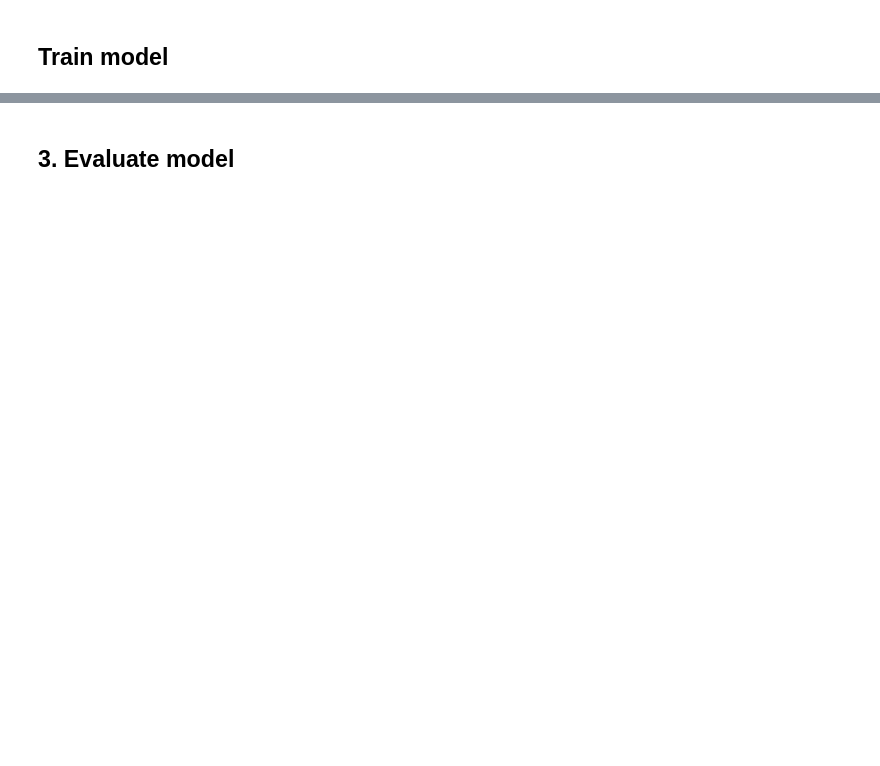
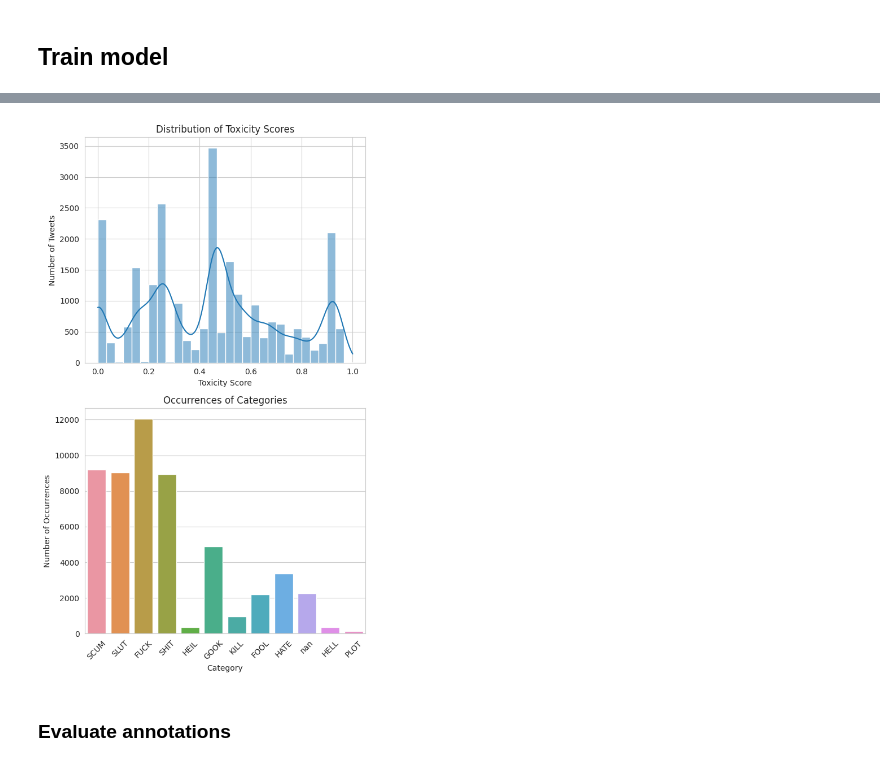
Before and after one commit to abhinav-neil/contextual-hatespeech-detection, a Jupyter notebook: hs_detection.ipynb, the cells around one changed output, grey strips where cells are left out. Cells and saved outputs as stored; diff of their text form; code cells hidden in the pictures; blank space fills up the shorter version.

Commit message:
update model & retrain

```diff
--- a/hs_detection.ipynb
+++ b/hs_detection.ipynb
@@ -131,0 +115,13 @@ torch.cuda.empty_cache()
+# %%
+# load eooh annotations for dataset
+pd.set_option('display.max_colwidth', 30)
+df_hs = pd.read_csv('data/hs_davidson2017.csv')
+df_hs['class'] = df_hs['class'].apply(lambda x: 1 if x == 0 else 0) # convert to 0/1 labels
+# get value counts for each class
+print(f'hate speech gt labels in original data: {df_hs["class"].value_counts(normalize=True)}')
+print(f'hate speech gt labels in train set: {df_hs[df_hs["split"] == "train"]["class"].value_counts(normalize=True)}')
+print(f'hate speech gt labels in test set: {df_hs[df_hs["split"] == "test"]["class"].value_counts(normalize=True)}')
+
+df_hs_eooh = pd.read_csv('data/hs_davidson2017_eooh_analyzed.csv')
+# df_hs_eooh.head()
+# print(df_hs_eooh.head())
@@ -132,2 +141,38 @@ torch.cuda.empty_cache()
+# %%
+import matplotlib.pyplot as plt
+import seaborn as sns
+from collections import Counter
+
+# Set the style of seaborn for better visualization
+sns.set_style("whitegrid")
+
+# Create subplots
+fig, axes = plt.subplots(2, 1, figsize=(6, 10))
+
+# Plotting the histogram for toxicity scores on the first subplot
+sns.histplot(df_hs_eooh['toxicity'], bins=30, kde=True, ax=axes[0])
+axes[0].set_title('Distribution of Toxicity Scores')
+axes[0].set_xlabel('Toxicity Score')
+axes[0].set_ylabel('Number of Tweets')
+
+# Ensure all entries in 'categories' are strings
+df_hs_eooh['categories'] = df_hs_eooh['categories'].astype(str)
+
+# Splitting the categories and counting occurrences
+categories = df_hs_eooh['categories'].str.split().sum()
+category_counts = Counter(categories)
+
+# Plotting the top categories
+sns.barplot(x=list(category_counts.keys()), y=list(category_counts.values()), ax=axes[1])
+axes[1].set_title('Occurrences of Categories')
+axes[1].set_xlabel('Category')
+axes[1].set_ylabel('Number of Occurrences')
+axes[1].tick_params(axis='x', rotation=45)
+
+# Adjust the layout
+plt.tight_layout()
+plt.show()
+# %% [output]
+[figure, added]
 # %% [markdown]
-## 3. Evaluate model
+### Evaluate annotations
```
Also changed, not shown: parts of 12 cells of this notebook, 3 other files.
